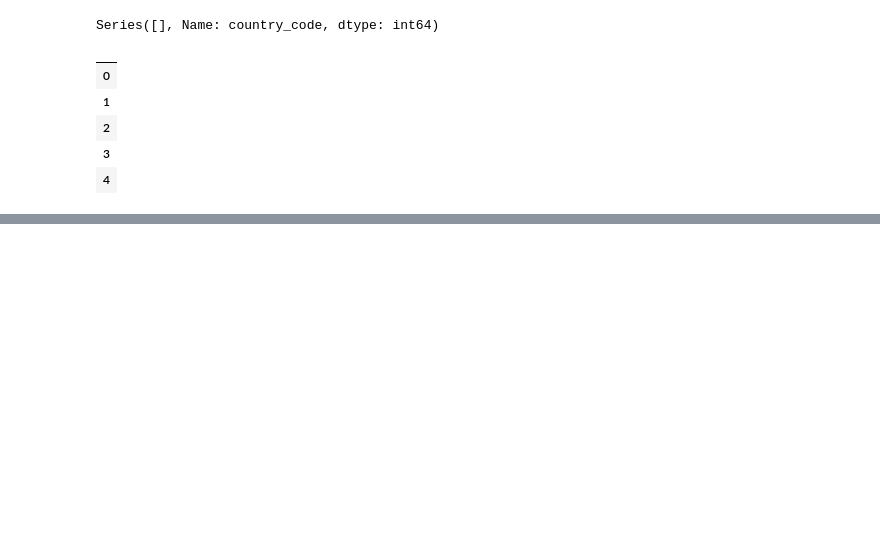
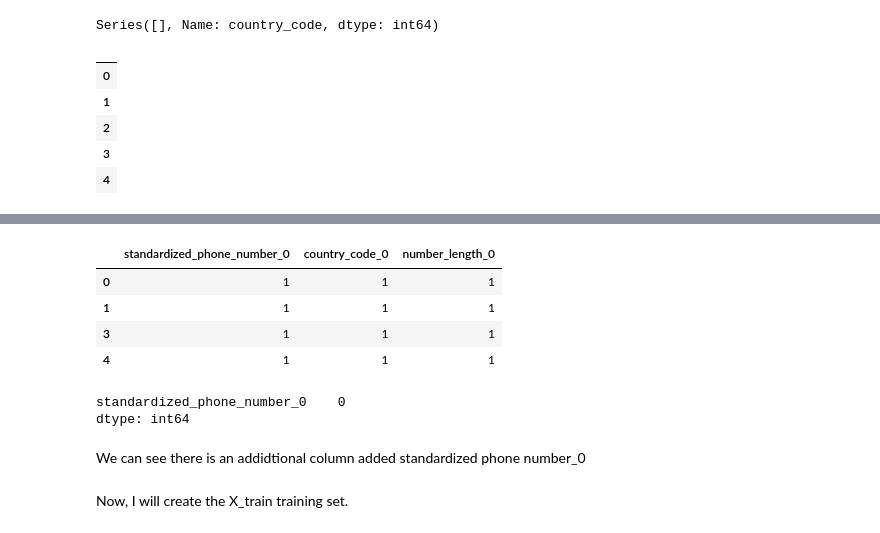
Before and after one commit to CYNTHIA-ATIENO/PHASE-3-PROJECT, a Jupyter notebook: index.ipynb, the cells around one changed output, grey strips where cells are left out. Cells and saved outputs as stored; diff of their text form; code cells hidden in the pictures; blank space fills up the shorter version.

```diff
--- a/index.ipynb
+++ b/index.ipynb
@@ -464,0 +623,26 @@ The dataset has no numerical variables.
+# %%
+# encode standardized_phone_number variable
+import category_encoders as ce
+
+binary_encoder = ce.BinaryEncoder(cols=['standardized_phone_number', 'country_code', 'number_length'])
+
+X_train = binary_encoder.fit_transform(X_train)
+
+X_test = binary_encoder.transform(X_test)
+
+X_train.head()
+# %% [output]
+|  | standardized_phone_number_0 | country_code_0 | number_length_0 |
+| 0 | 1 | 1 | 1 |
+| 1 | 1 | 1 | 1 |
+| 3 | 1 | 1 | 1 |
+| 4 | 1 | 1 | 1 |
+# %%
+X_train.isnull().sum()
+# %% [output]
+standardized_phone_number_0    0
+dtype: int64
+# %% [markdown]
+We can see there is an addidtional column added standardized phone number_0
+# %% [markdown]
+Now, I will create the X_train training set.
```
Also changed, not shown: parts of 59 cells of this notebook.
